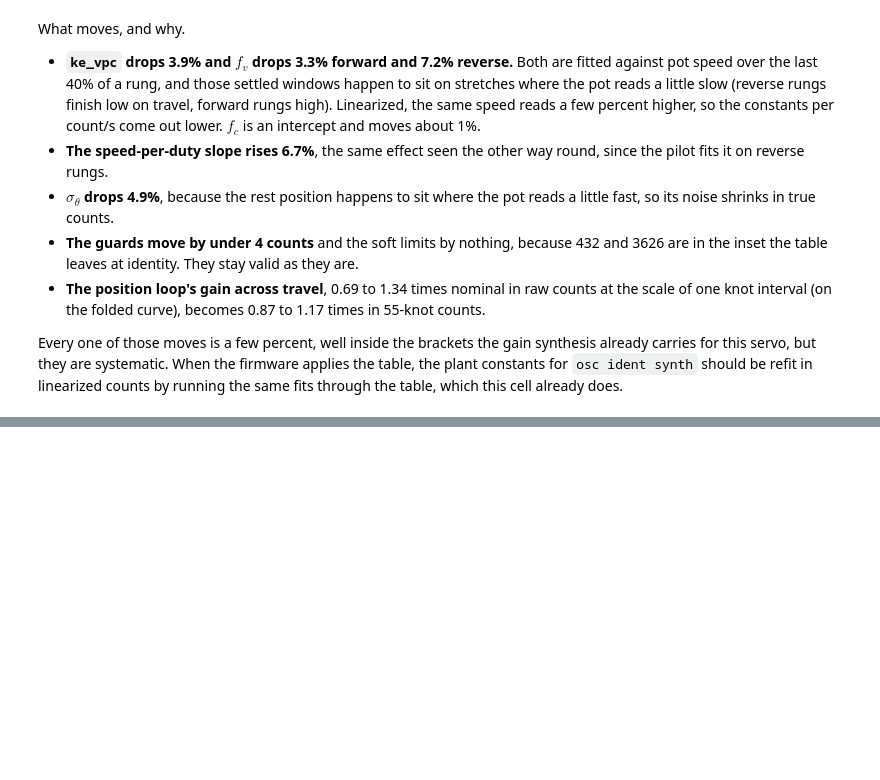
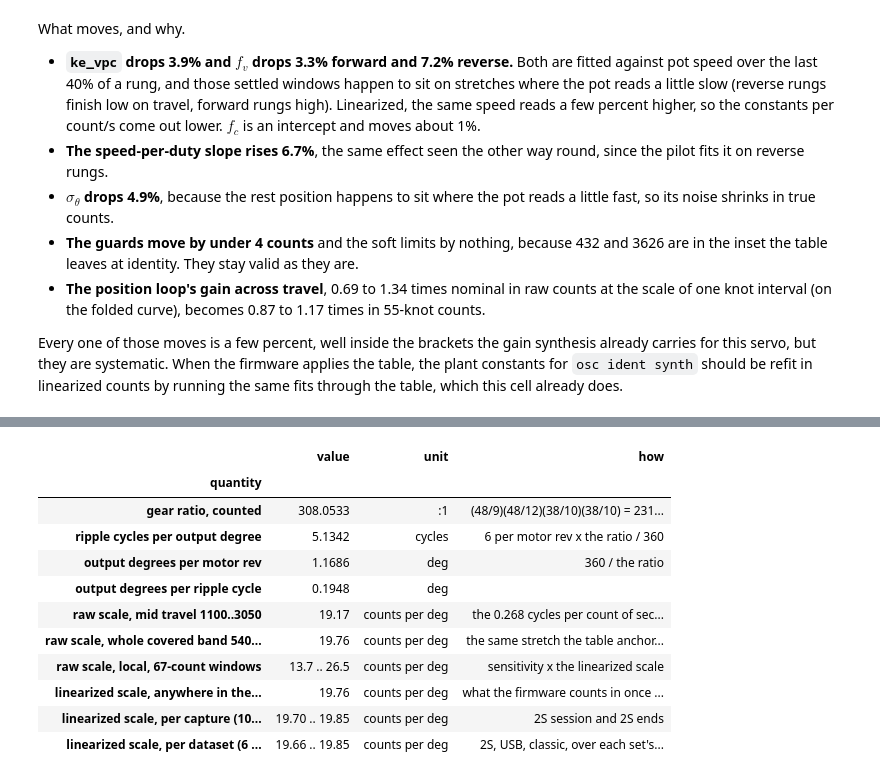
Before and after one commit to OpenServoCore/open-servo-core, a Jupyter notebook: notebooks/09-pot-linearization.ipynb, the cells around one changed output, grey strips where cells are left out. Saved outputs shown, nothing was run; the diff lists cells and outputs as text; code cells hidden in the pictures; blank space fills up the shorter version.

```diff
--- a/notebooks/09-pot-linearization.ipynb
+++ b/notebooks/09-pot-linearization.ipynb
@@ -2464,0 +2498,50 @@ the table, which this cell already does.
+# %%
+# The counted train, from the registry. The teeth are listed there too, so the
+# ratio is rebuilt here from them as a check that nobody typed it wrong.
+RATIO = servo.measured["gear_ratio_measured"]          # motor revs per output rev, counted teeth
+PULSES = servo.measured["ripple_order_measured"]       # ripple cycles per motor rev, counted segments
+MESHES = [(9, 48), (12, 48), (10, 38), (10, 38)]       # (driving, driven) teeth, motor pinion first
+assert abs(np.prod([b / a for a, b in MESHES]) - RATIO.value) < 1e-9
+
+CYC_PER_DEG = PULSES.value * RATIO.value / 360.0       # ripple cycles per degree of output
+DEG_PER_REV = 360.0 / RATIO.value                      # output degrees per motor revolution
+
+def counts_per_deg(st, a, b):
+    # raw counts per output degree over [a, b]: counts crossed over degrees turned
+    return (b - a) * CYC_PER_DEG / (st.angle(b) - st.angle(a))
+
+S_LIN = CYC_PER_DEG / C_LIN                            # linearized counts per degree, the whole covered band
+_, loc67 = sensitivity(x, lin, 67)                     # raw counts per linearized count, one knot interval
+# the same scale from each capture alone, and from each dataset, over the stretch it covers well
+per_cap = [CYC_PER_DEG / ((s.cum[s.lc] - s.cum[s.fc]) / (s.hi - s.lo))
+           for c in caps for rs in (S2, E)
+           for s in [potlut.stitch(chunks([r for r in rs if r["cap"] == c]), RAW_MIN, RAW_MAX)]]
+per_set = {name: potlut.stitch(chunks(rs), RAW_MIN, RAW_MAX) for name, rs in rungs.items()}
+per_set = {k: CYC_PER_DEG * (s.hi - s.lo) / (s.cum[s.lc] - s.cum[s.fc]) for k, s in per_set.items()}
+pd.DataFrame([
+    ("gear ratio, counted", f"{RATIO.value:.4f}", ":1", "(48/9)(48/12)(38/10)(38/10) = 23104/75"),
+    ("ripple cycles per output degree", f"{CYC_PER_DEG:.4f}", "cycles", "6 per motor rev x the ratio / 360"),
+    ("output degrees per motor rev", f"{DEG_PER_REV:.4f}", "deg", "360 / the ratio"),
+    ("output degrees per ripple cycle", f"{1 / CYC_PER_DEG:.4f}", "deg", ""),
+    ("raw scale, mid travel 1100..3050", f"{counts_per_deg(st1, A, B):.2f}", "counts per deg", "the 0.268 cycles per count of section 5"),
+    (f"raw scale, whole covered band {LO}..{HI}", f"{counts_per_deg(st1, LO, HI):.2f}", "counts per deg", "the same stretch the table anchors on"),
+    ("raw scale, local, 67-count windows", f"{S_LIN * loc67.min():.1f} .. {S_LIN * loc67.max():.1f}", "counts per deg",
+     "sensitivity x the linearized scale"),
+    ("linearized scale, anywhere in the covered band", f"{S_LIN:.2f}", "counts per deg", "what the firmware counts in once the table is live"),
+    ("linearized scale, per capture (10 captures)", f"{min(per_cap):.2f} .. {max(per_cap):.2f}", "counts per deg", "2S session and 2S ends"),
+    ("linearized scale, per dataset (6 sets)", f"{min(per_set.values()):.2f} .. {max(per_set.values()):.2f}", "counts per deg",
+     "2S, USB, classic, over each set's own covered band"),
+], columns=["quantity", "value", "unit", "how"]).set_index("quantity")
+# %% [output]
+|  | value | unit | how |
+| quantity |  |  |  |
+| gear ratio, counted | 308.0533 | :1 | (48/9)(48/12)(38/10)(38/10) = 231... |
+| ripple cycles per output degree | 5.1342 | cycles | 6 per motor rev x the ratio / 360 |
+| output degrees per motor rev | 1.1686 | deg | 360 / the ratio |
+| output degrees per ripple cycle | 0.1948 | deg |  |
+| raw scale, mid travel 1100..3050 | 19.17 | counts per deg | the 0.268 cycles per count of sec... |
+| raw scale, whole covered band 540... | 19.76 | counts per deg | the same stretch the table anchor... |
+| raw scale, local, 67-count windows | 13.7 .. 26.5 | counts per deg | sensitivity x the linearized scale |
+| linearized scale, anywhere in the... | 19.76 | counts per deg | what the firmware counts in once ... |
+| linearized scale, per capture (10... | 19.70 .. 19.85 | counts per deg | 2S session and 2S ends |
+| linearized scale, per dataset (6 ... | 19.66 .. 19.85 | counts per deg | 2S, USB, classic, over each set's... |
```
Also changed, not shown: parts of 19 cells of this notebook, 4 other files.
